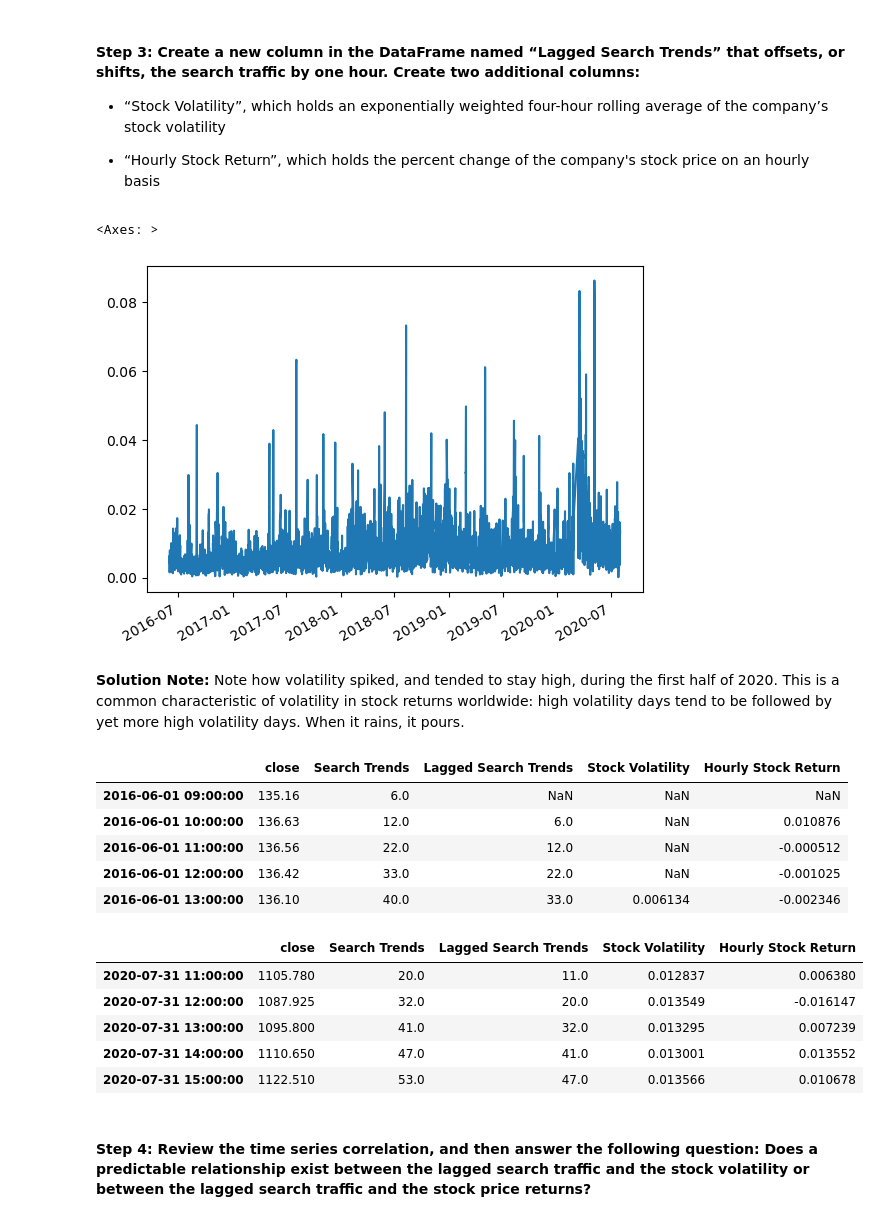
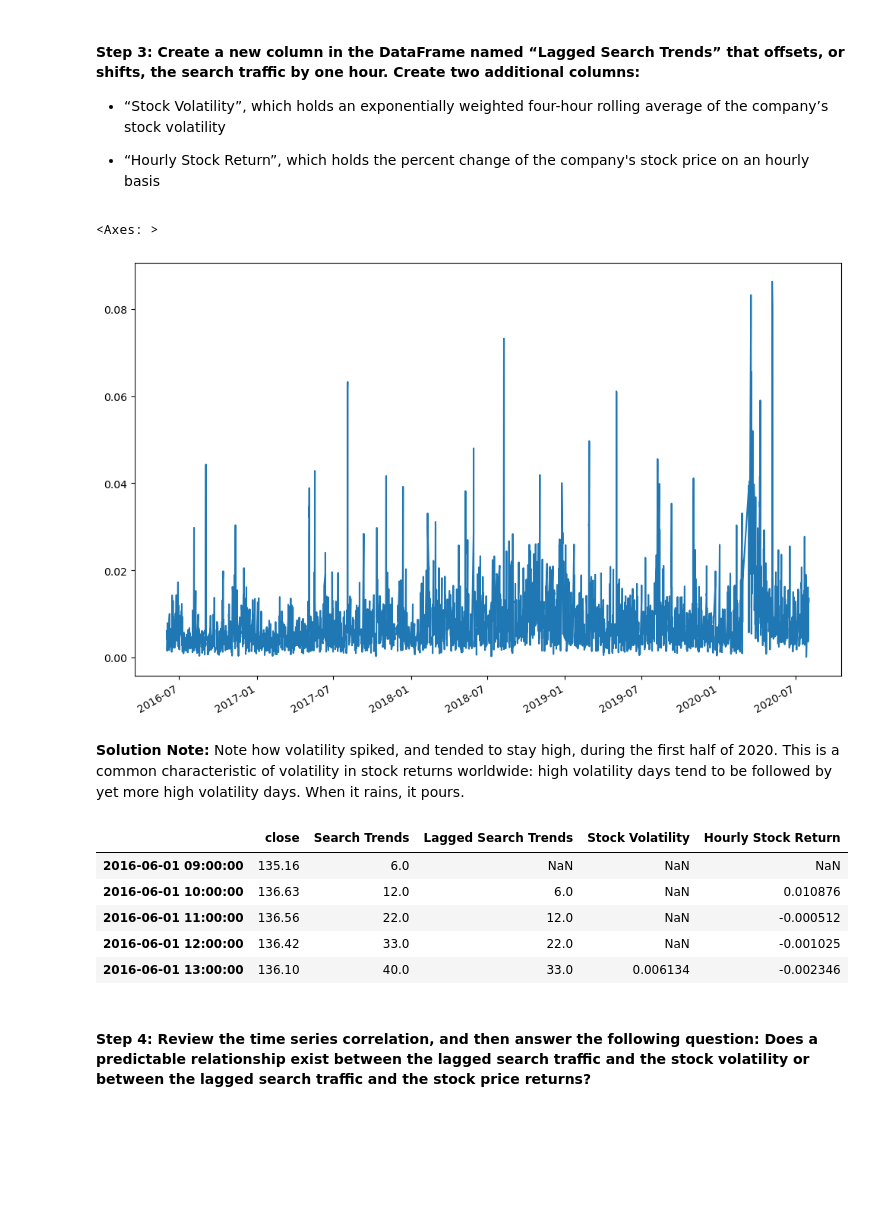
Before and after one commit to Stephensingletary/prophet-challenge, a Jupyter notebook: forecasting_net_prophet.ipynb, the cells around one changed output. Saved outputs shown, nothing was run; the diff lists cells and outputs as text; code cells hidden in the pictures; blank space fills up the shorter version.

```diff
--- a/forecasting_net_prophet.ipynb
+++ b/forecasting_net_prophet.ipynb
@@ -241,9 +242,10 @@ display(df_mercado_stock.tail())
 # %%
 # Concatenate the df_mercado_stock DataFrame with the df_mercado_trends DataFrame
 # Concatenate the DataFrame by columns (axis=1), and drop and rows with only one column of data
-
-
+df_mercado = pd.concat([df_mercado_stock, df_mercado_trends], axis=1).dropna()
 # View the first and last five rows of the DataFrame
+display(df_mercado.head())
+display(df_mercado.tail())
 # %% [output]
 |  | close | Search Trends |
 | 2016-06-01 09:00:00 | 135.16 | 6.0 |
@@ -301,14 +299,17 @@ There's one important thing to note: if you zoom in both graphs to the spike aro
 # %%
 # Create a new column in the mercado_stock_trends_df DataFrame called Lagged Search Trends
 # This column should shift the Search Trends information by one hour
+df_mercado['Lagged Search Trends'] = df_mercado['Search Trends'].shift(1)
 # %%
 # Create a new column in the mercado_stock_trends_df DataFrame called Stock Volatility
 # This column should calculate the standard deviation of the closing stock price return data over a 4 period rolling window
+df_mercado['Stock Volatility'] = df_mercado['close'].pct_change().rolling(window=4).std()
 # %%
 # Visualize the stock volatility
+df_mercado['Stock Volatility'].plot(figsize=(12, 8))
 # %% [output]
 <Axes: >
-[figure, old version]
+[figure, new version]
 # %% [markdown]
 **Solution Note:** Note how volatility spiked, and tended to stay high, during the first half of 2020. This is a common characteristic of volatility in stock returns worldwide: high volatility days tend to be followed by yet more high volatility days. When it rains, it pours.
 # %%
@@ -317,5 +319,6 @@ There's one important thing to note: if you zoom in both graphs to the spike aro
 # %%
 # View the first and last five rows of the mercado_stock_trends_df DataFrame
+display(df_mercado.head())
 # %% [output]
 |  | close | Search Trends | Lagged Search Trends | Stock Volatility | Hourly Stock Return |
 | 2016-06-01 09:00:00 | 135.16 | 6.0 | NaN | NaN | NaN |
@@ -323,12 +326,6 @@ There's one important thing to note: if you zoom in both graphs to the spike aro
 | 2016-06-01 11:00:00 | 136.56 | 22.0 | 12.0 | NaN | -0.000512 |
 | 2016-06-01 12:00:00 | 136.42 | 33.0 | 22.0 | NaN | -0.001025 |
 | 2016-06-01 13:00:00 | 136.10 | 40.0 | 33.0 | 0.006134 | -0.002346 |
-|  | close | Search Trends | Lagged Search Trends | Stock Volatility | Hourly Stock Return |
-| 2020-07-31 11:00:00 | 1105.780 | 20.0 | 11.0 | 0.012837 | 0.006380 |
-| 2020-07-31 12:00:00 | 1087.925 | 32.0 | 20.0 | 0.013549 | -0.016147 |
-| 2020-07-31 13:00:00 | 1095.800 | 41.0 | 32.0 | 0.013295 | 0.007239 |
-| 2020-07-31 14:00:00 | 1110.650 | 47.0 | 41.0 | 0.013001 | 0.013552 |
-| 2020-07-31 15:00:00 | 1122.510 | 53.0 | 47.0 | 0.013566 | 0.010678 |
 # %% [markdown]
 #### Step 4: Review the time series correlation, and then answer the following question: Does a predictable relationship exist between the lagged search traffic and the stock volatility or between the lagged search traffic and the stock price returns?
 # %%
```
Also changed, not shown: parts of 18 cells of this notebook.
